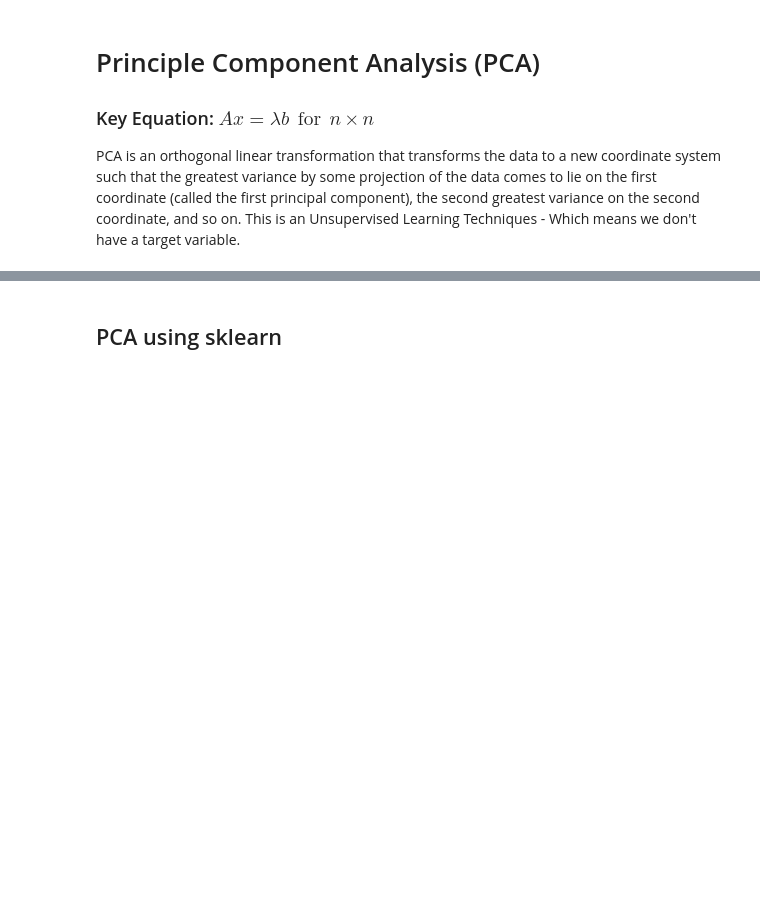
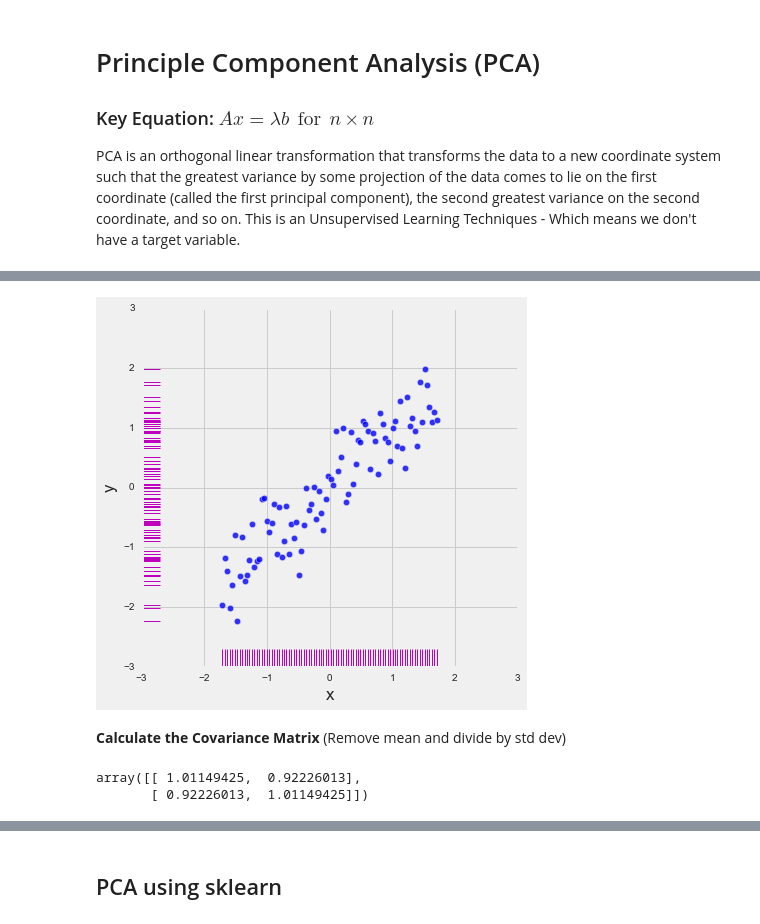
Before and after one commit to amitkaps/hackermath, a Jupyter notebook: Moduel_3b_principal_compenent_analysis.ipynb, the cells around one changed output, grey strips where cells are left out. Drawn from its saved outputs; the diff is of its cells as text; code cells hidden in the pictures; blank space fills up the shorter version.

```diff
--- a/Moduel_3b_principal_compenent_analysis.ipynb
+++ b/Moduel_3b_principal_compenent_analysis.ipynb
@@ -30,0 +47,6 @@ plt.ylabel('price')
+# %%
+input_2var_mean = np.mean(input_2var, axis=0)
+# %%
+input_2var_sd = np.std(input_2var, axis=0)
+# %%
+input_2var_center = np.subtract(input_2var, input_2var_mean) / input_2var_sd
@@ -30,0 +73,20 @@ plt.ylabel('price')
+# %%
+def plot2var_center (m, xlabel, ylabel):
+    x = m[:,0]
+    y = m[:,1]
+    fig, ax = plt.subplots(figsize=(6, 6))
+    plt.scatter(x, y, s = 40, alpha = 0.8)
+    sns.rugplot(x, color="m", ax=ax)
+    sns.rugplot(y, color="m", vertical=True, ax=ax)
+
+    plt.xlabel(xlabel)
+    plt.ylabel(ylabel)
+
+    plt.xlim(-3,3)
+    plt.ylim(-3,3)
+# %%
+plot2var_center(input_2var_center, "x", "y")
+# %% [output]
+[figure, added]
+# %% [markdown]
+**Calculate the Covariance Matrix** (Remove mean and divide by std dev)
@@ -30,0 +95,5 @@ plt.ylabel('price')
+# %%
+cov_mat_2var
+# %% [output]
+array([[ 1.01149425,  0.92226013],
+       [ 0.92226013,  1.01149425]])
```
Also changed, not shown: parts of 54 cells of this notebook, 4 other files.
